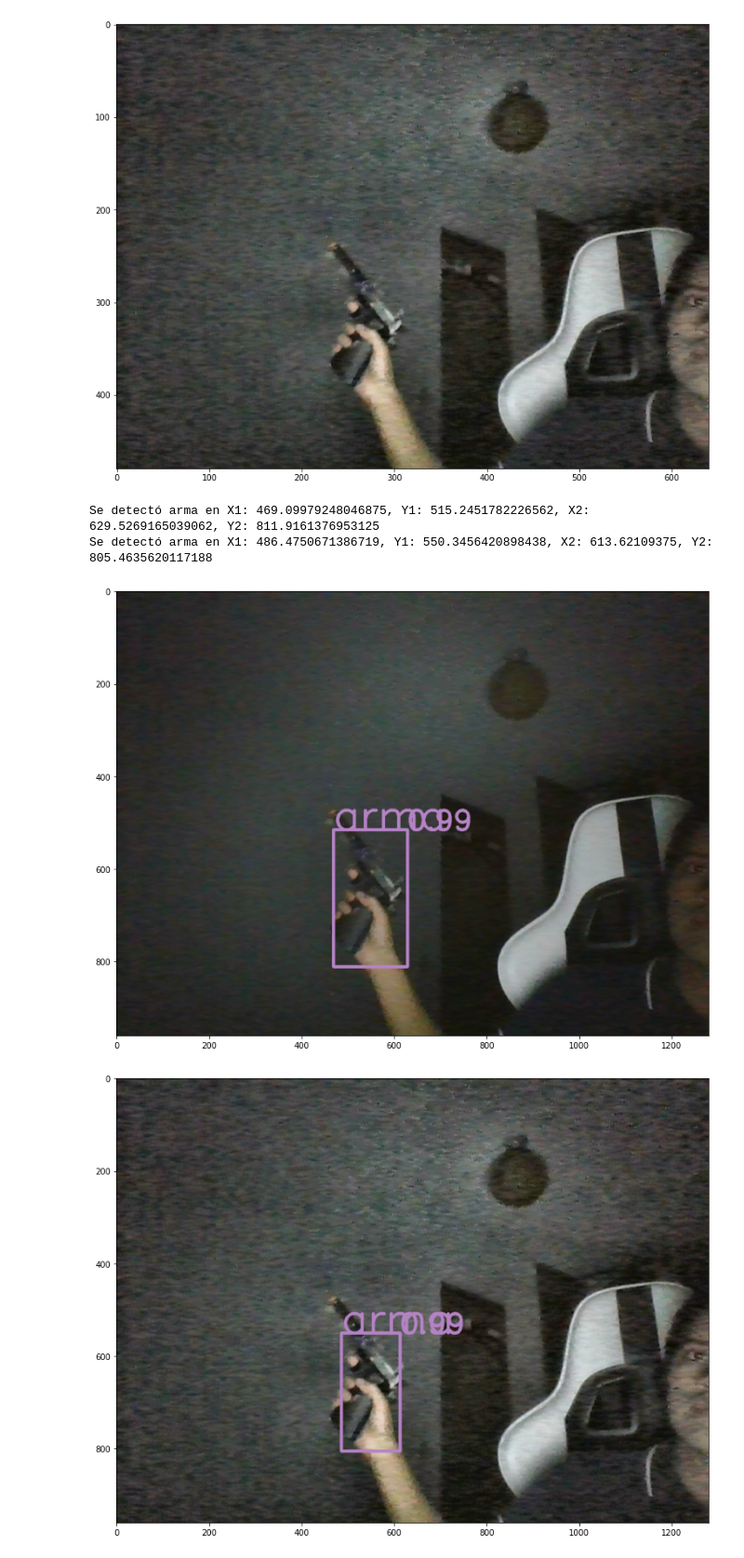
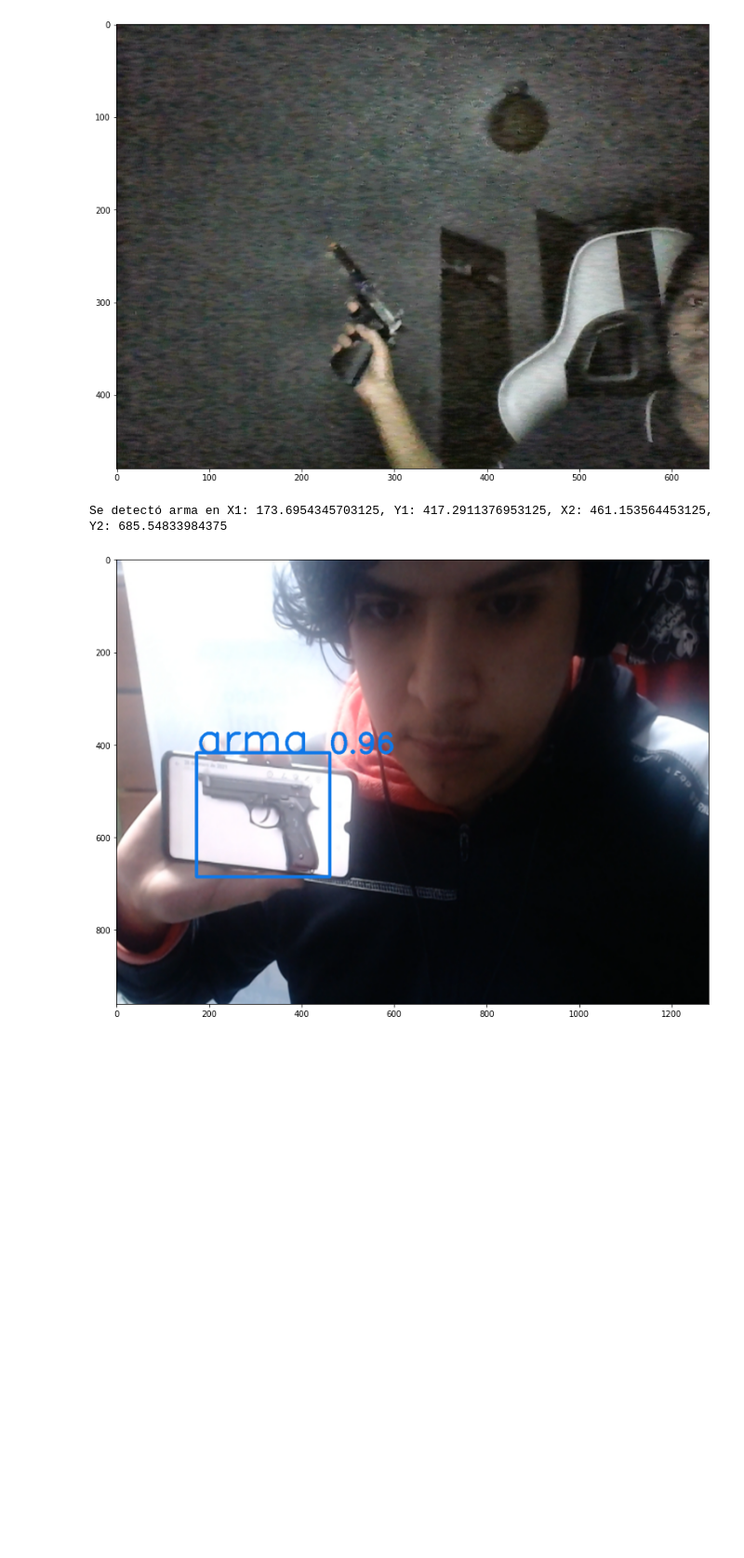
Before and after one commit to PlugInRichi/DAY, a Jupyter notebook: detection_remaster.ipynb, the cells around one changed output. Shown at 93% size. Saved outputs shown, nothing was run; the diff lists cells and outputs as text; code cells hidden in the pictures; blank space fills up the shorter version.

```diff
--- a/detection_remaster.ipynb
+++ b/detection_remaster.ipynb
@@ -60,16 +60,26 @@ for frame in video:
 #Configurations
 model_def = "config/yolov3-custom.cfg" #model definition file
 img_size = 416 #size of images
-weights_path = "checkpoints/yolov3_ckpt_19.pth"
-conf_thres = 0.90
+weights_path = "checkpoints/yolov3_ckpt_24.pth"
+conf_thres = 0.50
 class_path =  "data/custom/classes.names"
-checkpoint_model = "checkpoints/yolov3_ckpt_19.pth"
+checkpoint_model = "checkpoints/yolov3_ckpt_24.pth"
 nms_thres = 0.4 #iou thresshold for non-maximum suppression
 
-images = frames.copy();
+
+frame = cv2.imread("pistolas.jpg")
+#images = frames.copy();
 #image = Convertir_BGR(frame_cli)
-#image = cv2.imread("pistola.jpg")
 
+clahe = cv2.createCLAHE(clipLimit=1.5, tileGridSize=(5,5))#1.5, 3 (33) funcionó
+
+frame_yuv = cv2.cvtColor(frame,cv2.COLOR_BGR2YUV)
+frame_yuv[:,:,0] = clahe.apply(frame_yuv[:,:,0])
+frame_cli = cv2.cvtColor(frame_yuv, cv2.COLOR_YUV2BGR)
+#frame_cli = cv2.GaussianBlur(frame_cli ,(7,7),8) #SIN BLUR, PARA NO PERDER DETALLES DEL BORDE
+
+#images = [Convertir_BGR(frame_cli)]
+images = [Convertir_BGR(cv2.imread("AAA.png"))]
 
 
 device = torch.device("cuda" if torch.cuda.is_available() else "cpu")
@@ -94,34 +104,32 @@ for image in images:
     #LA imagen viene en Blue, Green, Red y la convertimos a RGB que es la entrada que requiere el modelo
     #RGBimg=Convertir_BGR(frame)
 
     imgTensor = transforms.ToTensor()(frame_P)
     imgTensor, _ = pad_to_square(imgTensor, 0)
     imgTensor = resize(imgTensor, 416)
     imgTensor = imgTensor.unsqueeze(0)
     imgTensor = Variable(imgTensor.type(Tensor))
 
 
     with torch.no_grad():
         detections = model(imgTensor)
         detections = non_max_suppression(detections, conf_thres, nms_thres)
 
 
     for detection in detections:
         if detection is not None:
             detection = rescale_boxes(detection, img_size, frame_P.shape[:2])
             for x1, y1, x2, y2, conf, cls_conf, cls_pred in detection:
                 box_w = x2 - x1
                 box_h = y2 - y1
                 color = [int(c) for c in colors[int(cls_pred)]]
                 print("Se detectó {} en X1: {}, Y1: {}, X2: {}, Y2: {}".format(classes[int(cls_pred)], x1, y1, x2, y2))
                 frame_P = cv2.rectangle(frame_P, (x1, y1 + box_h), (x2, y1), color, 5)
                 cv2.putText(frame_P, classes[int(cls_pred)], (x1, y1), cv2.FONT_HERSHEY_SIMPLEX, 3, color, 5)# Nombre de la clase detectada
                 cv2.putText(frame_P, str("%.2f" % float(conf)), (x2, y2 - box_h), cv2.FONT_HERSHEY_SIMPLEX, 2,color, 5) # Certeza de prediccion de la clase
 
         plt.figure(figsize=(20,10))
         plt.imshow(frame_P)
 # %% [output]
-Se detectó arma en X1: 469.09979248046875, Y1: 515.2451782226562, X2: 629.5269165039062, Y2: 811.9161376953125
-Se detectó arma en X1: 486.4750671386719, Y1: 550.3456420898438, X2: 613.62109375, Y2: 805.4635620117188
+Se detectó arma en X1: 173.6954345703125, Y1: 417.2911376953125, X2: 461.153564453125, Y2: 685.54833984375
-[figure, old version]
+[figure, new version]
-[figure, removed]
```
Also changed, not shown: 7 other files.
